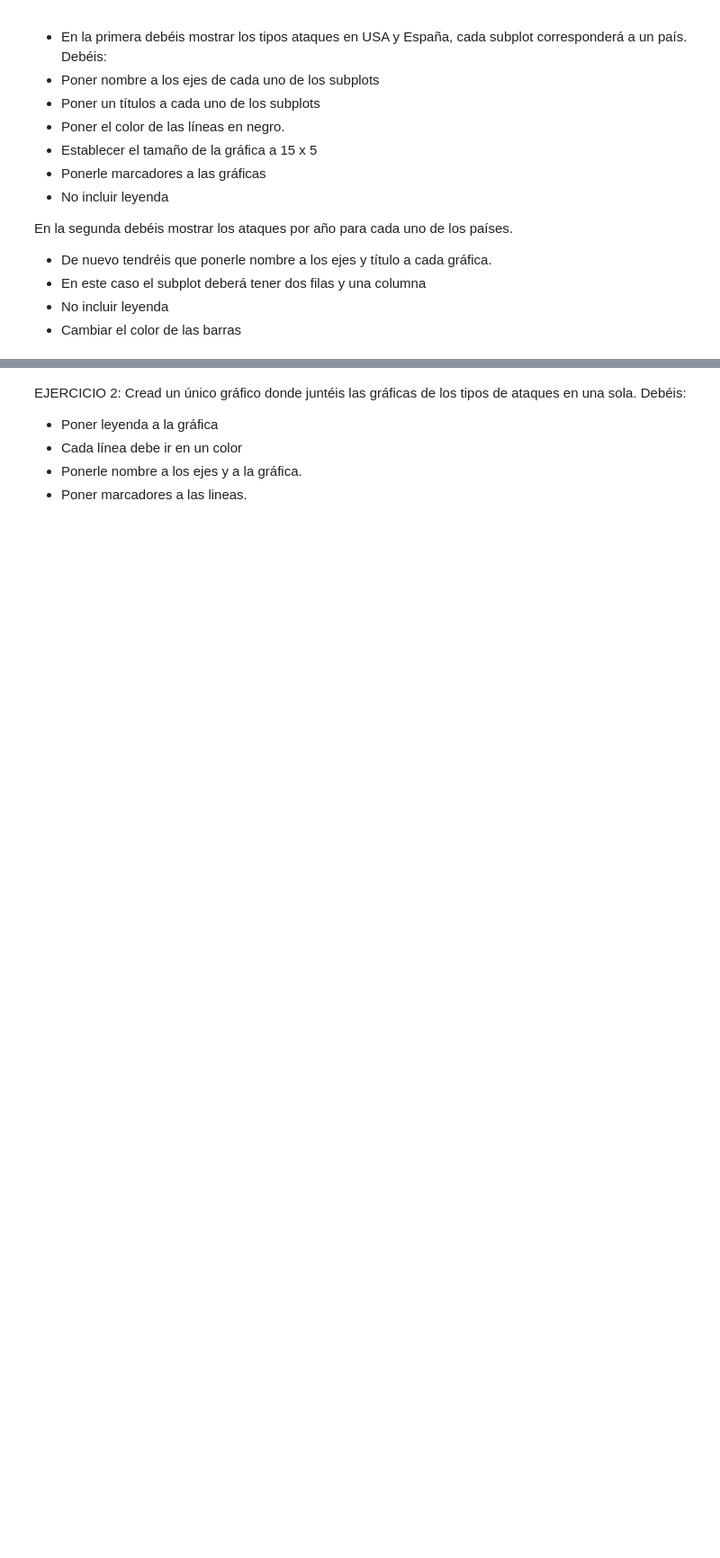
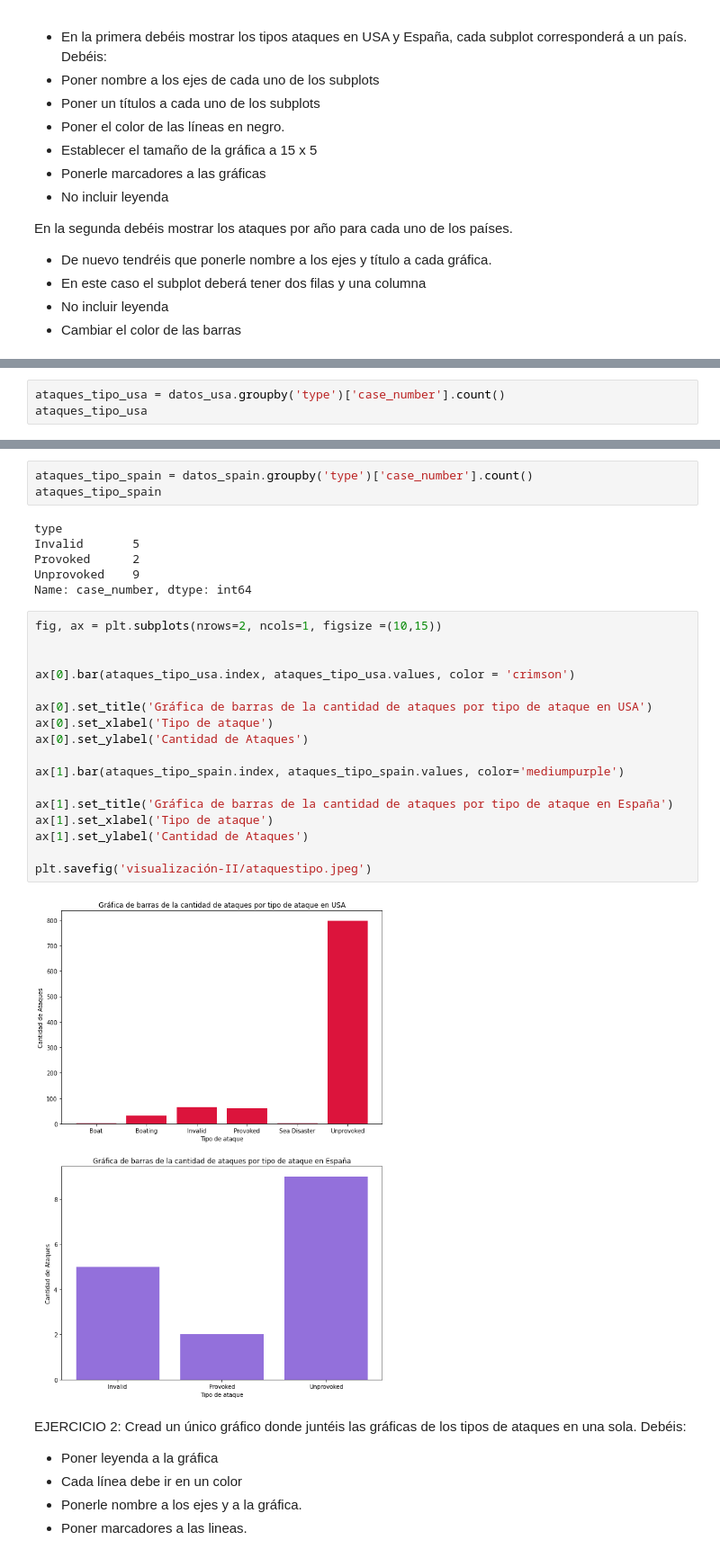
Before and after one commit to Adalab/DA-promo-b-modulo-2-sprint-1-Anais-Ana-Yadira, a Jupyter notebook: visualización/pair-programmin-vizualizacion-2-matlotlib/pair-programmin-vizualizacion-2-matlotlib.ipynb, the cells around one changed output, grey strips where cells are left out. Shown: that part at 90% size. Drawn from its saved outputs; the diff is of its cells as text; blank space fills up the shorter version.

```diff
--- a/visualización/pair-programmin-vizualizacion-2-matlotlib/pair-programmin-vizualizacion-2-matlotlib.ipynb
+++ b/visualización/pair-programmin-vizualizacion-2-matlotlib/pair-programmin-vizualizacion-2-matlotlib.ipynb
@@ -22,0 +87,3 @@ En la segunda debéis mostrar los ataques por año para cada uno de los países.
+# %%
+ataques_tipo_usa = datos_usa.groupby('type')['case_number'].count()
+ataques_tipo_usa
@@ -23,3 +99,31 @@ En la segunda debéis mostrar los ataques por año para cada uno de los países.
+# %%
+ataques_tipo_spain = datos_spain.groupby('type')['case_number'].count()
+ataques_tipo_spain
+# %% [output]
+type
+Invalid       5
+Provoked      2
+Unprovoked    9
+Name: case_number, dtype: int64
+# %%
+fig, ax = plt.subplots(nrows=2, ncols=1, figsize =(10,15))
+
+
+ax[0].bar(ataques_tipo_usa.index, ataques_tipo_usa.values, color = 'crimson')
+
+ax[0].set_title('Gráfica de barras de la cantidad de ataques por tipo de ataque en USA')
+ax[0].set_xlabel('Tipo de ataque')
+ax[0].set_ylabel('Cantidad de Ataques')
+
+ax[1].bar(ataques_tipo_spain.index, ataques_tipo_spain.values, color='mediumpurple')
+
+ax[1].set_title('Gráfica de barras de la cantidad de ataques por tipo de ataque en España')
+ax[1].set_xlabel('Tipo de ataque')
+ax[1].set_ylabel('Cantidad de Ataques')
+
+plt.savefig('visualización-II/ataquestipo.jpeg')
+# %% [output]
+[figure, added]
 # %% [markdown]
 EJERCICIO 2: Cread un único gráfico donde juntéis las gráficas de los tipos de ataques en una sola. Debéis:
 - Poner leyenda a la gráfica
```
Also changed, not shown: parts of 7 cells of this notebook, 3 other files.
